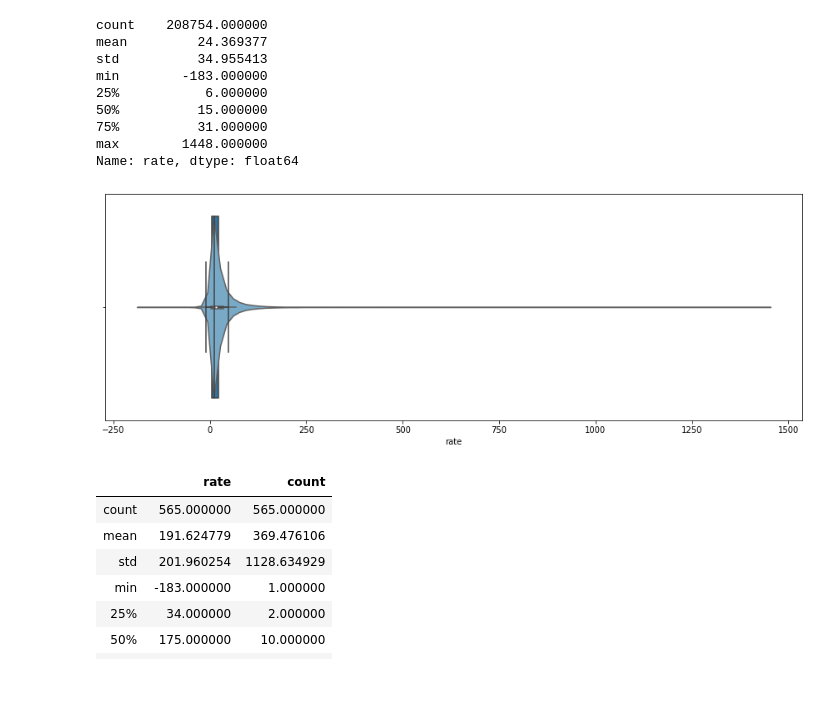
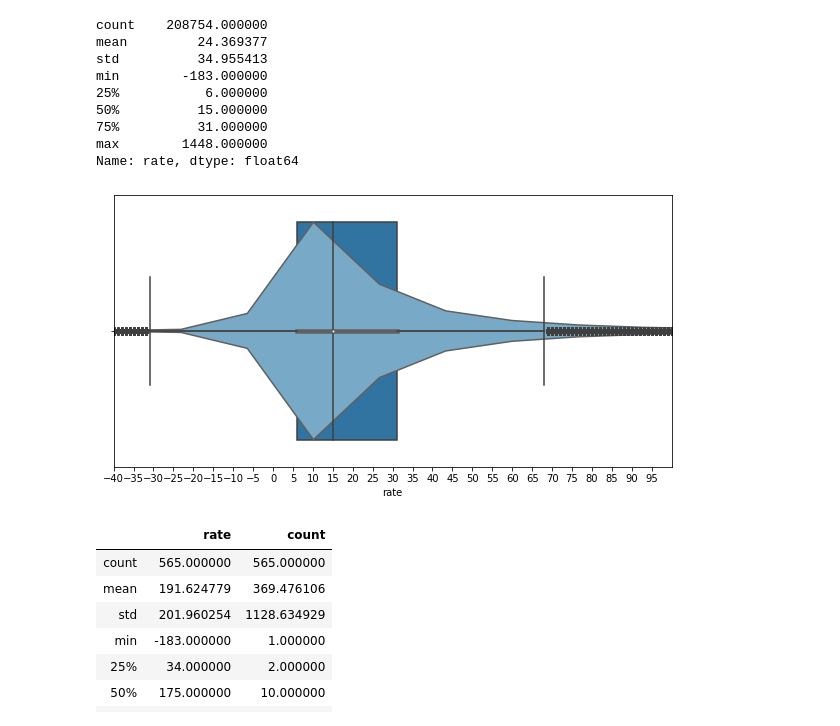
Before and after one commit to D7nis/DS_Habr_rate, a Jupyter notebook: Habr.ipynb, the cells around one changed output. Saved outputs shown, nothing was run; the diff lists cells and outputs as text; code cells hidden in the pictures; blank space fills up the shorter version.

```diff
--- a/Habr.ipynb
+++ b/Habr.ipynb
@@ -237,6 +236,8 @@ text_clwords_count,tittle_words_count,tittle_clwords_count,rate_category')
 df = pd.read_sql_query("SELECT {} FROM habr".format(columns_num), csv_db)
 # %%
 df = pd.read_sql_query("SELECT * FROM habr", csv_db)
+# %%
+df.drop(['index'],axis=1,inplace=True)
 # %%
 df.isnull().sum()
 # %% [output]
@@ -400,12 +405,14 @@ min        -183.000000
 max        1448.000000
 Name: rate, dtype: float64
 # %%
-fsize = (15, 5)
+fsize = (10, 5)
 fig, ax = plt.subplots(figsize=fsize)
+ax.set_xlim(-40,100)
+plt.xticks(range(-40, 100, 5))
 sns.violinplot(x=df['rate'], palette="Blues");
-sns.boxplot(x=df[(df['rate']<50) & (df['rate']>-10)]['rate']);
+sns.boxplot(x=df['rate']);
 # %% [output]
-[figure, old version]
+[figure, new version]
 # %%
 df_rate_count = df['rate'].value_counts().rename('count').reset_index()
 df_rate_count.rename({'index':'rate'}, axis='columns',inplace=True)
```
Also changed, not shown: parts of 23 cells of this notebook, 1 other file.
